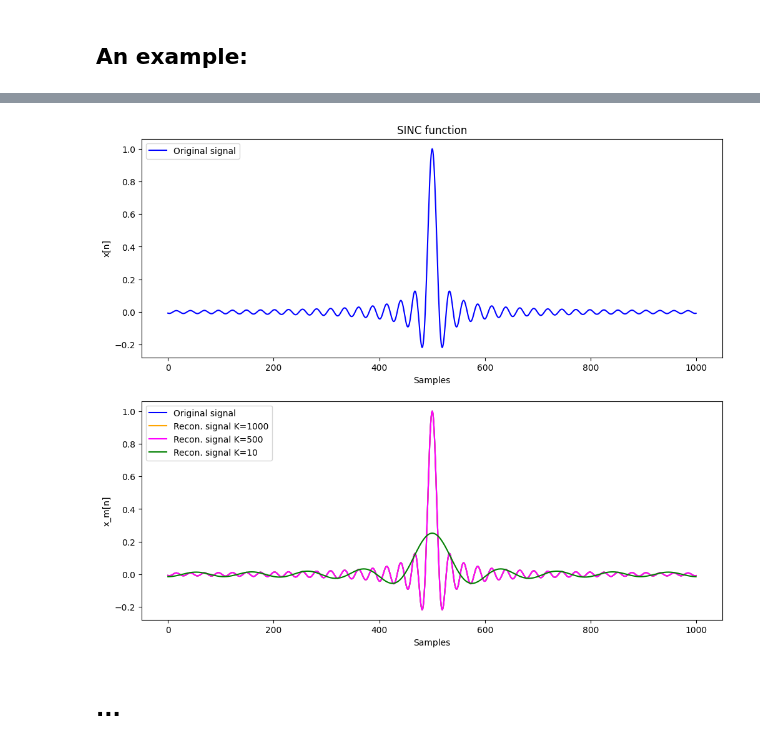
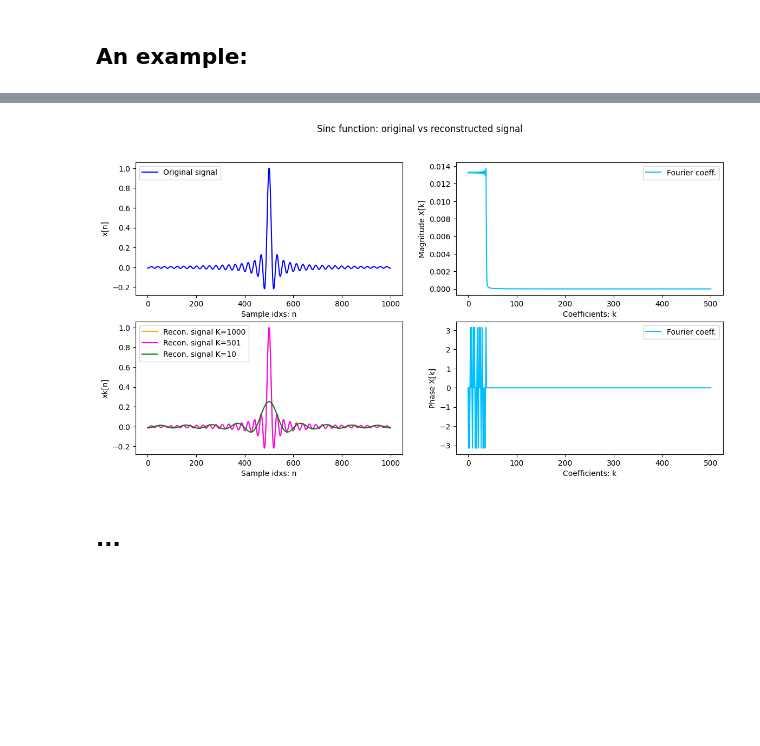
Before and after one commit to MatteoOnger/BSP_Project, a Jupyter notebook: BSP_ECG.ipynb, the cells around one changed output, grey strips where cells are left out. Cells and saved outputs as stored; diff of their text form; code cells hidden in the pictures; blank space fills up the shorter version.

```diff
--- a/BSP_ECG.ipynb
+++ b/BSP_ECG.ipynb
@@ -126,31 +181,34 @@ x = np.sinc(2 * np.pi * f * np.linspace(-0.5, 0.5, N, endpoint=False))
 
 # compute dft and reconstruct the signal
 c1 = dft_l1(x, K=1000)
-c2 = dft_l1(x, K=500)
+c2 = dft_l1(x, K=501)
 c3 = dft_l1(x, K=10)
 
-xm1 = idft_l1(c1, N=N)
-xm2 = idft_l1(c2, N=N)
-xm3 = idft_l1(c3, N=N)
+xk1 = idft_l1(c1, N=N, onlyreal=True)
+xk2 = idft_l1(c2, N=N, onlyreal=True)
+xk3 = idft_l1(c3, N=N, onlyreal=True)
 
 # plot the results
-plt.figure(1, figsize=(12, 10))
+fig, axs = plt.subplots(2, 2, figsize=(14, 7))
+fig.suptitle("Sinc function: original vs reconstructed signal")
 
-plt.subplot(211)
-plt.title("SINC function")
-plt.plot(n, x, c="blue", label="Original signal")
-plt.xlabel("Samples")
-plt.ylabel("x[n]")
-plt.legend(loc="upper left")
+axs[0, 0].plot(n, x, c="blue", label="Original signal")
+axs[0, 0].set(xlabel="Sample idxs: n", ylabel="x[n]")
+axs[0, 0].legend(loc="upper left")
 
-plt.subplot(212)
-plt.plot(n, x, c="blue", label="Original signal")
-plt.plot(n, np.real(xm1), c="orange", label="Recon. signal K=1000")
-plt.plot(n, np.real(xm2), c="magenta", label="Recon. signal K=500")
-plt.plot(n, np.real(xm3), c="green", label="Recon. signal K=10")
-plt.xlabel("Samples")
-plt.ylabel("x_m[n]")
-plt.legend(loc="upper left")
+axs[1, 0].plot(n, np.real(xk1), c="orange", label="Recon. signal K=1000")
+axs[1, 0].plot(n, np.real(xk2), c="magenta", label="Recon. signal K=501")
+axs[1, 0].plot(n, np.real(xk3), c="green", label="Recon. signal K=10")
+axs[1, 0].set(xlabel="Sample idxs: n", ylabel="xk[n]")
+axs[1, 0].legend(loc="upper left")
+
+axs[0, 1].plot(n[:501], np.abs(c1[:501]), c="deepskyblue", label="Fourier coeff.")
+axs[0, 1].set(xlabel="Coefficients: k", ylabel="Magnitude X[k]")
+axs[0, 1].legend(loc="upper right")
+
+axs[1, 1].plot(n[:501], np.angle(c1[:501]), c="deepskyblue", label="Fourier coeff.")
+axs[1, 1].set(xlabel="Coefficients: k", ylabel="Phase X[k]")
+axs[1, 1].legend(loc="upper right")
 
 plt.show()
 # %% [output]
@@ -157,3 +221,3 @@ plt.show()
-[figure, old version]
+[figure, new version]
 # %% [markdown]
 ## ...
```
Also changed, not shown: parts of 4 cells of this notebook.
